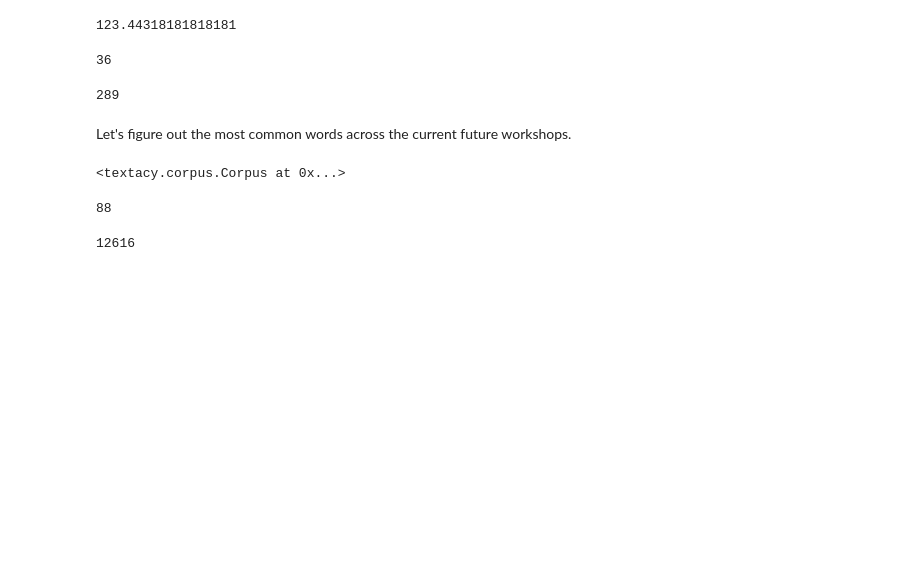
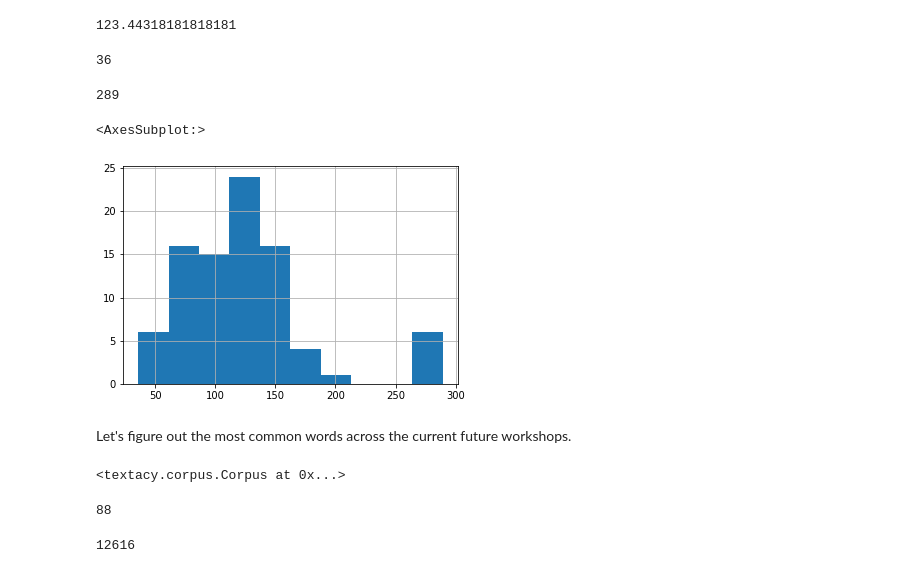
Before and after one commit to csbailey5t/nlp-ad, a Jupyter notebook: poc.ipynb, the cells around one changed output. Saved outputs shown, nothing was run; the diff lists cells and outputs as text; code cells hidden in the pictures; blank space fills up the shorter version.

```diff
--- a/poc.ipynb
+++ b/poc.ipynb
@@ -144,3 +147,9 @@ highest_word_count
+# %%
+# Histogram of word counts to see distribution
+df["body_word_count"].hist()
+# %% [output]
+<AxesSubplot:>
+[figure, added]
 # %% [markdown]
 Let's figure out the most common words across the current future workshops.
 # %%
```
Also changed, not shown: parts of 10 cells of this notebook, 2 other files.
